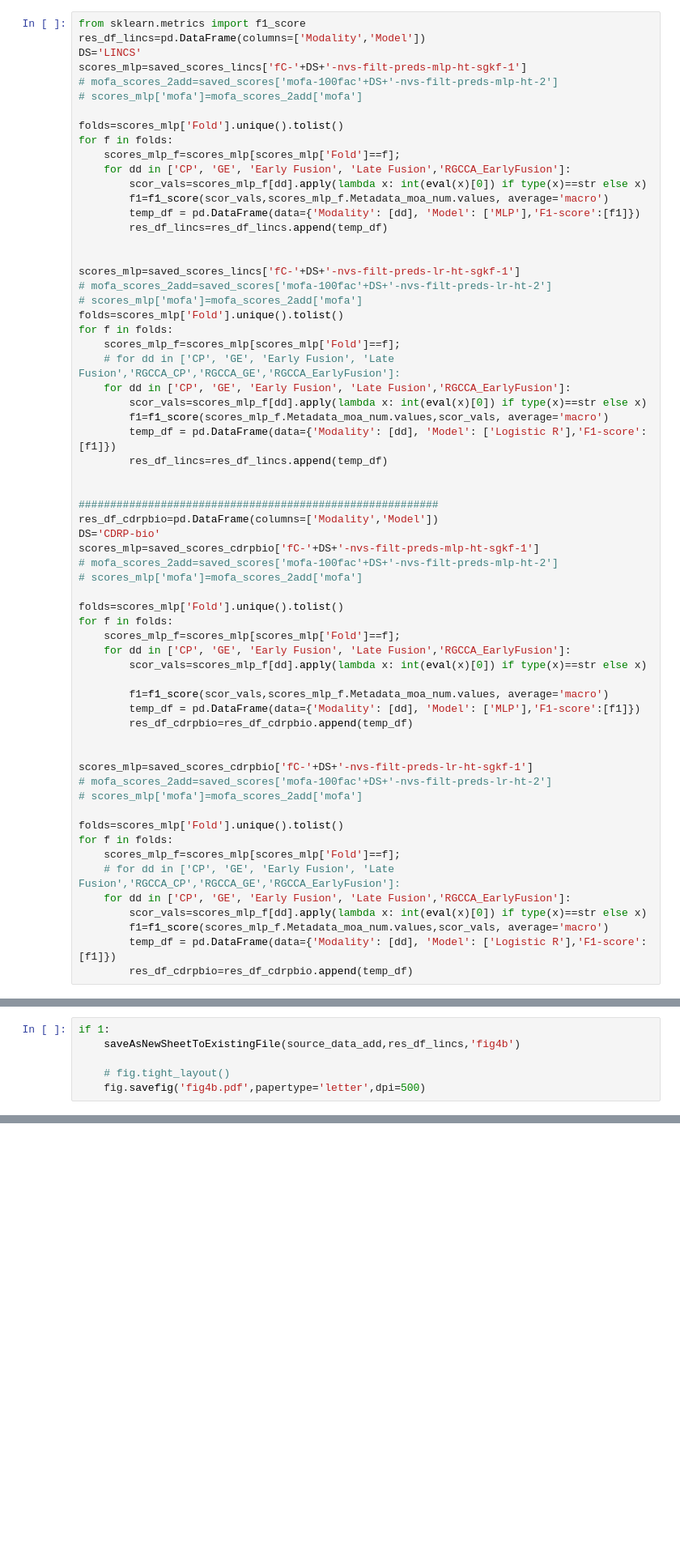
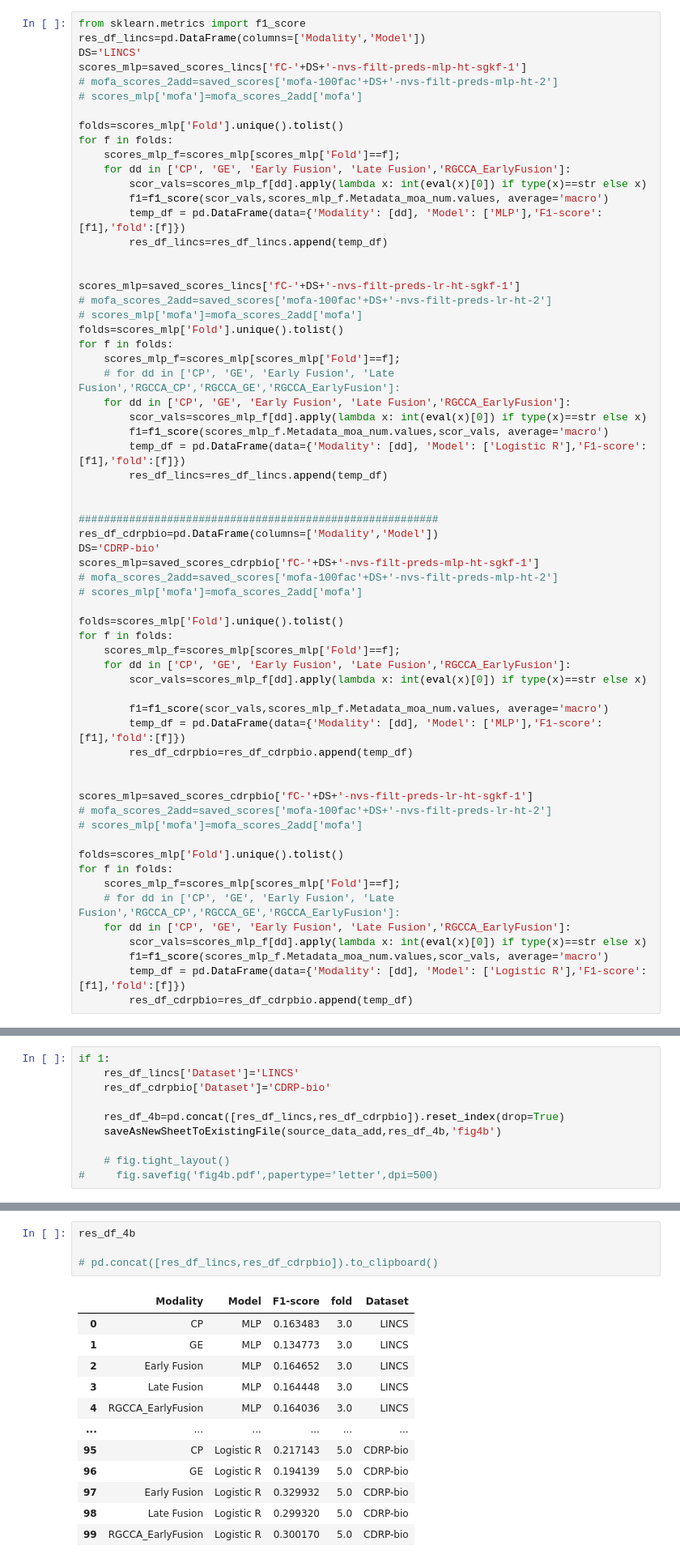
Before and after one commit to carpenter-singh-lab/2022_Haghighi_NatureMethods, a Jupyter notebook: generate_paper_figures/generate_paper_figs.ipynb, the cells around one changed output, grey strips where cells are left out. Shown at 81% size. Saved outputs shown, nothing was run; the diff lists cells and outputs as text; blank space fills up the shorter version.

```diff
--- a/generate_paper_figures/generate_paper_figs.ipynb
+++ b/generate_paper_figures/generate_paper_figs.ipynb
@@ -1263,7 +1303,7 @@ for f in folds:
     for dd in ['CP', 'GE', 'Early Fusion', 'Late Fusion','RGCCA_EarlyFusion']:
         scor_vals=scores_mlp_f[dd].apply(lambda x: int(eval(x)[0]) if type(x)==str else x)
         f1=f1_score(scor_vals,scores_mlp_f.Metadata_moa_num.values, average='macro')
-        temp_df = pd.DataFrame(data={'Modality': [dd], 'Model': ['MLP'],'F1-score':[f1]})
+        temp_df = pd.DataFrame(data={'Modality': [dd], 'Model': ['MLP'],'F1-score':[f1],'fold':[f]})
         res_df_lincs=res_df_lincs.append(temp_df)
 
 
@@ -1277,7 +1317,7 @@ for f in folds:
     for dd in ['CP', 'GE', 'Early Fusion', 'Late Fusion','RGCCA_EarlyFusion']:
         scor_vals=scores_mlp_f[dd].apply(lambda x: int(eval(x)[0]) if type(x)==str else x)
         f1=f1_score(scores_mlp_f.Metadata_moa_num.values,scor_vals, average='macro')
-        temp_df = pd.DataFrame(data={'Modality': [dd], 'Model': ['Logistic R'],'F1-score':[f1]})
+        temp_df = pd.DataFrame(data={'Modality': [dd], 'Model': ['Logistic R'],'F1-score':[f1],'fold':[f]})
         res_df_lincs=res_df_lincs.append(temp_df)
 
 
@@ -1295,7 +1335,7 @@ for f in folds:
         scor_vals=scores_mlp_f[dd].apply(lambda x: int(eval(x)[0]) if type(x)==str else x)
 
         f1=f1_score(scor_vals,scores_mlp_f.Metadata_moa_num.values, average='macro')
-        temp_df = pd.DataFrame(data={'Modality': [dd], 'Model': ['MLP'],'F1-score':[f1]})
+        temp_df = pd.DataFrame(data={'Modality': [dd], 'Model': ['MLP'],'F1-score':[f1],'fold':[f]})
         res_df_cdrpbio=res_df_cdrpbio.append(temp_df)
 
 
@@ -1310,5 +1350,5 @@ for f in folds:
     for dd in ['CP', 'GE', 'Early Fusion', 'Late Fusion','RGCCA_EarlyFusion']:
         scor_vals=scores_mlp_f[dd].apply(lambda x: int(eval(x)[0]) if type(x)==str else x)
         f1=f1_score(scores_mlp_f.Metadata_moa_num.values,scor_vals, average='macro')
-        temp_df = pd.DataFrame(data={'Modality': [dd], 'Model': ['Logistic R'],'F1-score':[f1]})
+        temp_df = pd.DataFrame(data={'Modality': [dd], 'Model': ['Logistic R'],'F1-score':[f1],'fold':[f]})
         res_df_cdrpbio=res_df_cdrpbio.append(temp_df)
@@ -1383,7 +1427,11 @@ plt.tight_layout()
 res_df_lincs.groupby(['Modality','Model']).size()
 # %%
 if 1:
-    saveAsNewSheetToExistingFile(source_data_add,res_df_lincs,'fig4b')
+    res_df_lincs['Dataset']='LINCS'
+    res_df_cdrpbio['Dataset']='CDRP-bio'
+
+    res_df_4b=pd.concat([res_df_lincs,res_df_cdrpbio]).reset_index(drop=True)
+    saveAsNewSheetToExistingFile(source_data_add,res_df_4b,'fig4b')
 
     # fig.tight_layout()
-    fig.savefig('fig4b.pdf',papertype='letter',dpi=500)
+#     fig.savefig('fig4b.pdf',papertype='letter',dpi=500)
@@ -1389,0 +1440,17 @@ if 1:
+# %%
+res_df_4b
+
+# pd.concat([res_df_lincs,res_df_cdrpbio]).to_clipboard()
+# %% [output]
+|  | Modality | Model | F1-score | fold | Dataset |
+| 0 | CP | MLP | 0.163483 | 3.0 | LINCS |
+| 1 | GE | MLP | 0.134773 | 3.0 | LINCS |
+| 2 | Early Fusion | MLP | 0.164652 | 3.0 | LINCS |
+| 3 | Late Fusion | MLP | 0.164448 | 3.0 | LINCS |
+| 4 | RGCCA_EarlyFusion | MLP | 0.164036 | 3.0 | LINCS |
+| ... | ... | ... | ... | ... | ... |
+| 95 | CP | Logistic R | 0.217143 | 5.0 | CDRP-bio |
+| 96 | GE | Logistic R | 0.194139 | 5.0 | CDRP-bio |
+| 97 | Early Fusion | Logistic R | 0.329932 | 5.0 | CDRP-bio |
+| 98 | Late Fusion | Logistic R | 0.299320 | 5.0 | CDRP-bio |
+| 99 | RGCCA_EarlyFusion | Logistic R | 0.300170 | 5.0 | CDRP-bio |
```
Also changed, not shown: parts of 12 cells of this notebook, 6 other files.
